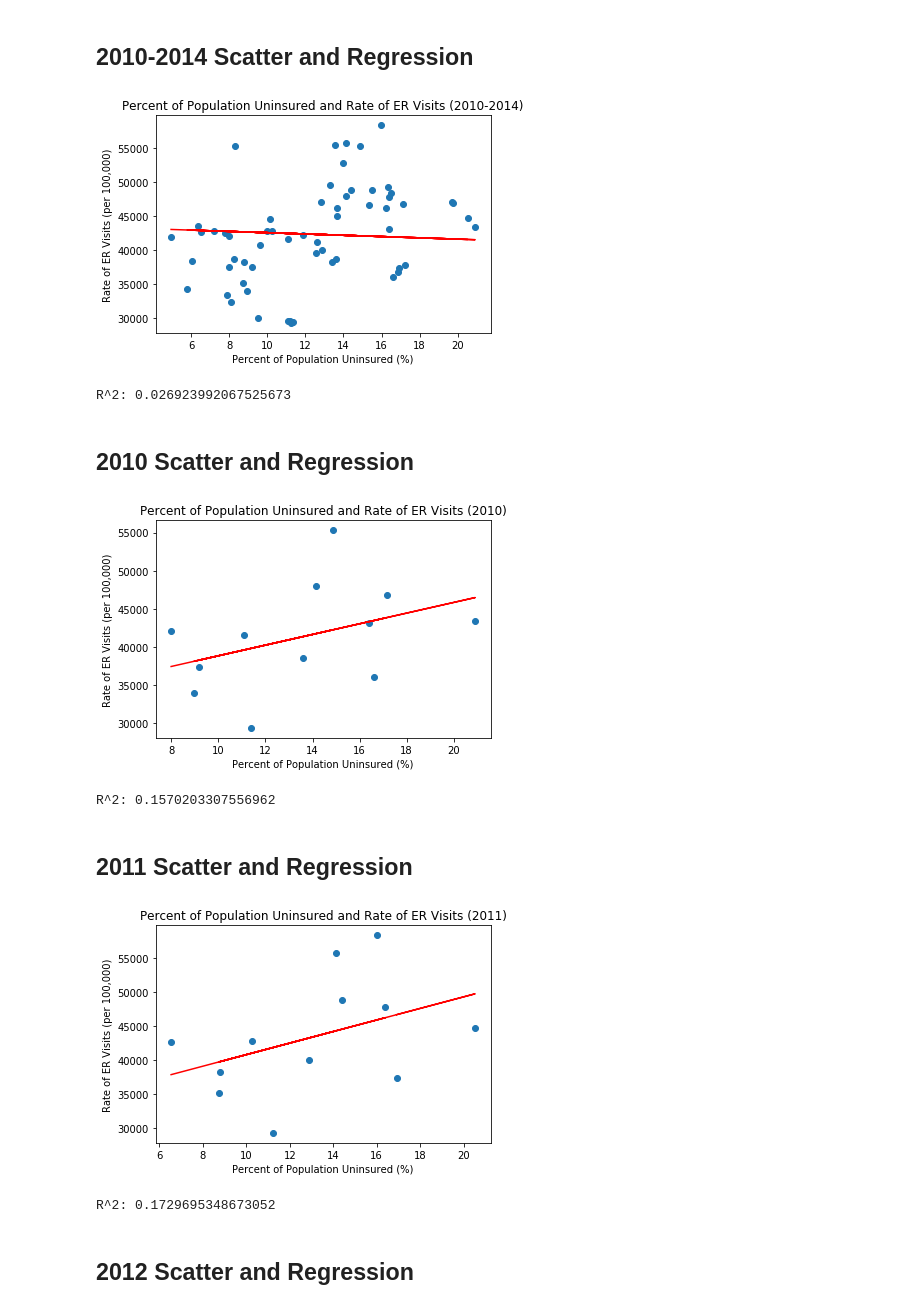
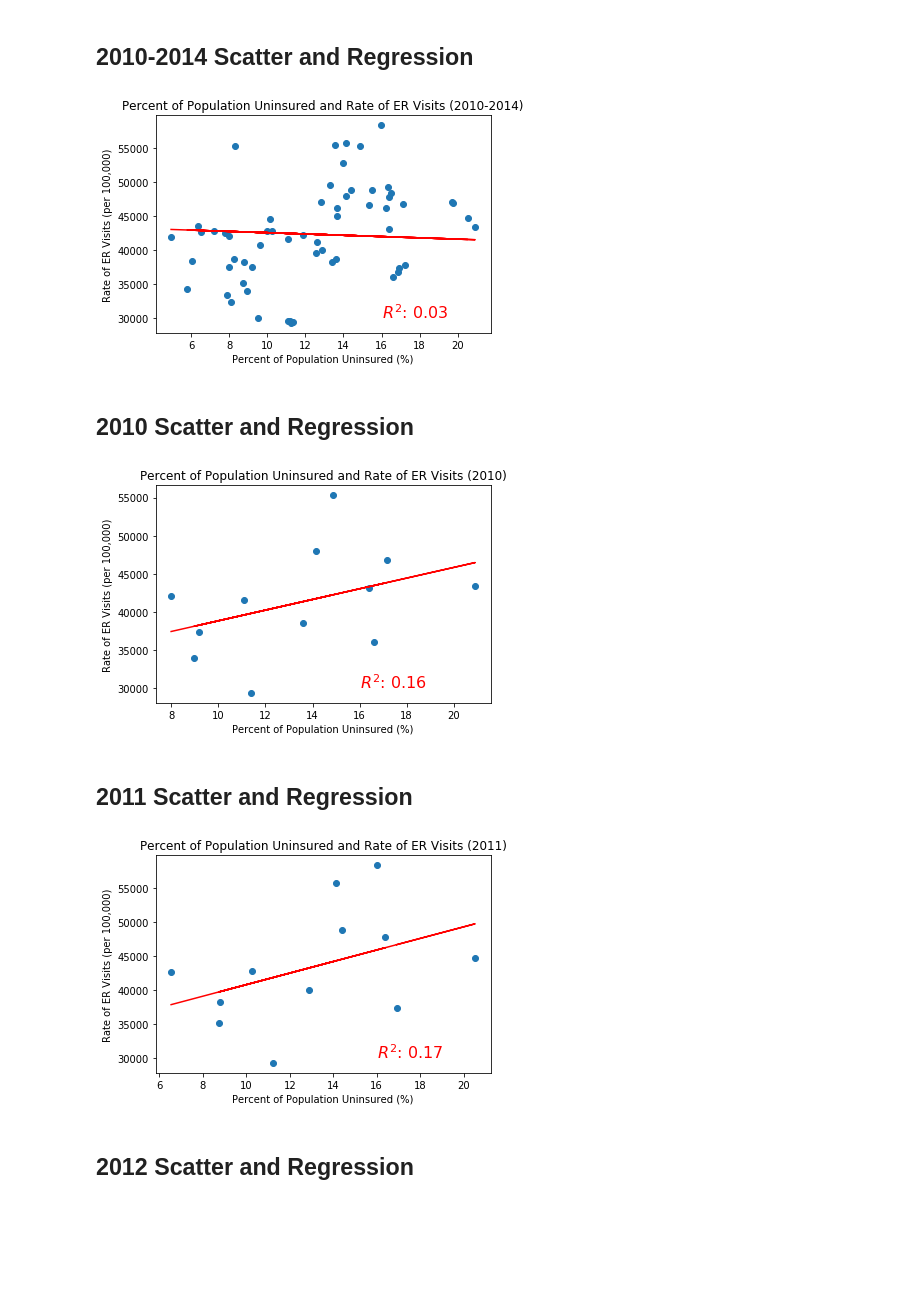
Before and after one commit to TJL30308/DREAM_Project, a Jupyter notebook: ER_Visits_Analysis.ipynb, the cells around one changed output. Saved outputs shown, nothing was run; the diff lists cells and outputs as text; code cells hidden in the pictures; blank space fills up the shorter version.

Commit message:
Updated scatter plots to include R^2 values.

```diff
--- a/ER_Visits_Analysis.ipynb
+++ b/ER_Visits_Analysis.ipynb
@@ -251,26 +251,24 @@ uninsured_rate.sort_values(by = 2010, ascending = False)
 # %%
 # plot rate of ER visits to percent of population uninsured and calculate regression
 
 column_years = [2010, 2011, 2012, 2013, 2014]
 
 x_values = uninsured_rate[column_years]
 y_values = ER_visits_rate[column_years]
 
 slope, intercept, rvalue, pvalue, stderr = linregress(x_values.astype(float).mean(), y_values.astype(float).mean())
 
 plt.title('Percent of Population Uninsured and Rate of ER Visits (2010-2014)')
 plt.ylabel('Rate of ER Visits (per 100,000)')
 plt.xlabel('Percent of Population Uninsured (%)')
 plt.scatter(x_values, y_values)
 plt.plot(x_values, intercept + slope * x_values, 'r')
+plt.annotate(f'$R^2$: {round(rvalue*rvalue,2)}', (16, 30000), c = 'r', fontsize = 16)
 plt.savefig('Images/ER_visits_uninsured_regress_combined.png')
 
 plt.show()
-
-print(f'R^2: {rvalue*rvalue}')
 # %% [output]
-[figure, old version]
+[figure, new version]
-R^2: 0.026923992067525673
 # %% [markdown]
 ## 2010 Scatter and Regression
 # %%
@@ -286,14 +284,12 @@ plt.ylabel('Rate of ER Visits (per 100,000)')
 plt.xlabel('Percent of Population Uninsured (%)')
 plt.scatter(x_values, y_values)
 plt.plot(x_values, intercept + slope * x_values, 'r')
+plt.annotate(f'$R^2$: {round(rvalue*rvalue,2)}', (16, 30000), c = 'r', fontsize = 16)
 plt.savefig('Images/ER_visits_uninsured_regress_2010.png')
 
 plt.show()
-
-print(f'R^2: {rvalue*rvalue}')
 # %% [output]
-[figure, old version]
+[figure, new version]
-R^2: 0.1570203307556962
 # %% [markdown]
 ## 2011 Scatter and Regression
 # %%
@@ -309,14 +305,12 @@ plt.ylabel('Rate of ER Visits (per 100,000)')
 plt.xlabel('Percent of Population Uninsured (%)')
 plt.scatter(x_values, y_values)
 plt.plot(x_values, intercept + slope * x_values, 'r')
+plt.annotate(f'$R^2$: {round(rvalue*rvalue,2)}', (16, 30000), c = 'r', fontsize = 16)
 plt.savefig('Images/ER_visits_uninsured_regress_2011.png')
 
 plt.show()
-
-print(f'R^2: {rvalue*rvalue}')
 # %% [output]
-[figure, old version]
+[figure, new version]
-R^2: 0.1729695348673052
 # %% [markdown]
 ## 2012 Scatter and Regression
 # %%
```
Also changed, not shown: parts of 3 cells of this notebook, 6 other files.
